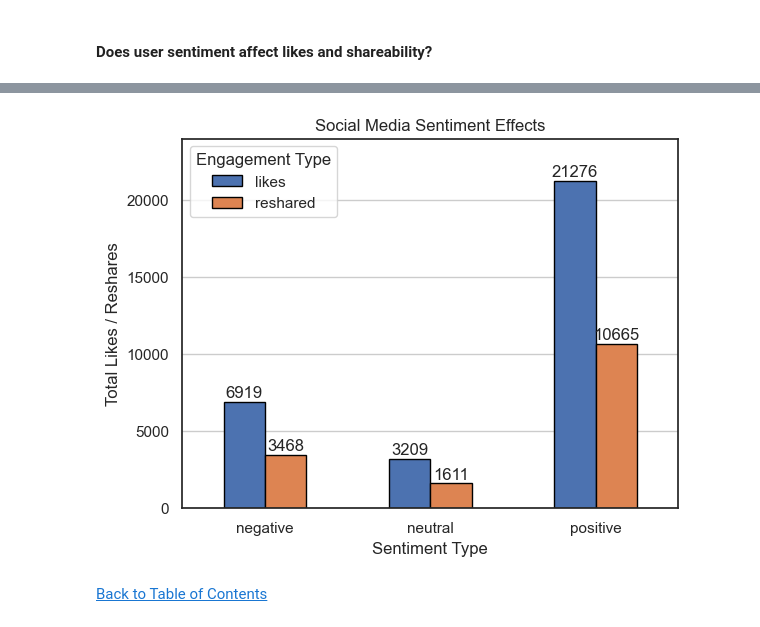
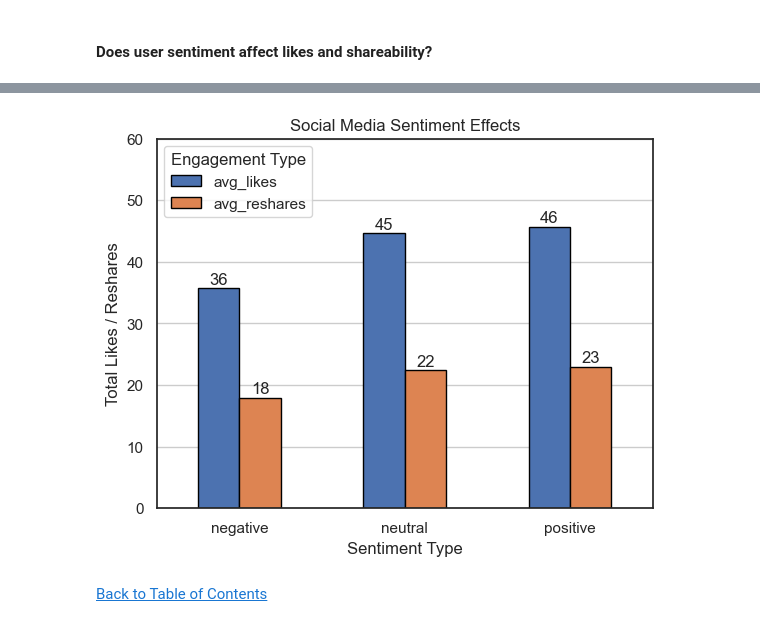
Before and after one commit to jasondo-da/Social_Media_Analysis, a Jupyter notebook: social_media_sentiments_analysis.ipynb, the cells around one changed output, grey strips where cells are left out. Cells and saved outputs as stored; diff of their text form; code cells hidden in the pictures.

Commit message:
Add files via upload
fixed one chart and other minor errors in the code

```diff
--- a/social_media_sentiments_analysis.ipynb
+++ b/social_media_sentiments_analysis.ipynb
@@ -1207,3 +1207,19 @@ plt.show()
 [Back to Table of Contents](#back)
 # %% [markdown]
 #### Does user sentiment affect likes and shareability?
+# %%
+# To find the effects post sentiment has on likes and shareability, we first need to group the posts
+# by sentiment type and then we can find the average number of likes and reshares per post to compare
+sentiment_avgs = sm.groupby('sentiment').agg({'user': 'count',
+                                              'likes': 'sum',
+                                              'reshared': 'sum'})
+
+# Calculating the average likes and reshares per post for each sentiment type
+sentiment_avgs['avg_likes'] = (sentiment_avgs['likes'] / sentiment_avgs['user']).round(1)
+sentiment_avgs['avg_reshares'] = (sentiment_avgs['reshared'] / sentiment_avgs['user']).round(1)
+
+# Removing the columns we no longer need and adding the sentiment column to categorize the average
+# likes and reshares
+sentiment_avgs.drop(columns=['user', 'likes', 'reshared'], inplace=True)
+sentiment_avgs.insert(0, 'sentiment', ['negative', 'neutral', 'positive'], True)
+sentiment_avgs
@@ -1210,29 +1232,30 @@ plt.show()
 # %%
-# Calculating the total number of likes and reshares from each sentiment type
-sentiment_affects = sm.groupby('sentiment').agg({'likes': 'sum',
-                                                 'reshared': 'sum'}).plot(kind='bar',
-                                                                          edgecolor='black')
+# Plotting the sentiment averages
+sentiment_affects = sentiment_avgs.plot(kind='bar',
+                                        edgecolor='black')
 
 for rect in sentiment_affects.patches:
     y_value = rect.get_height()
     x_value = rect.get_x() + rect.get_width() / 2
     space = 1
     label = '{:.0f}'.format(y_value)
     sentiment_affects.annotate(label, (x_value, y_value), xytext=(0, space), textcoords='offset points', ha='center', va='bottom')
 
 plt.title('Social Media Sentiment Effects')
 plt.xlabel('Sentiment Type')
 plt.xticks(rotation=360)
 plt.ylabel('Total Likes / Reshares')
-plt.ylim([0, 24000])
+plt.ylim([0, 60])
 
-plt.legend(title='Engagement Type')
+plt.legend(title='Engagement Type',
+           loc='upper left')
 plt.grid(axis='y')
 plt.show()
 
-#
+# We have discovered a strong correlation between posts with negative sentiment and total likes when comparing the different
+# sentiment groups. Not surprisingly, posts that are perceived to be negative receive about 20% fewer likes than posts with a neutral or positive sentiment.
 # %% [output]
-[figure, old version]
+[figure, new version]
 # %% [markdown]
 [Back to Table of Contents](#back)
 # %% [markdown]
```
Also changed, not shown: parts of 5 cells of this notebook.
